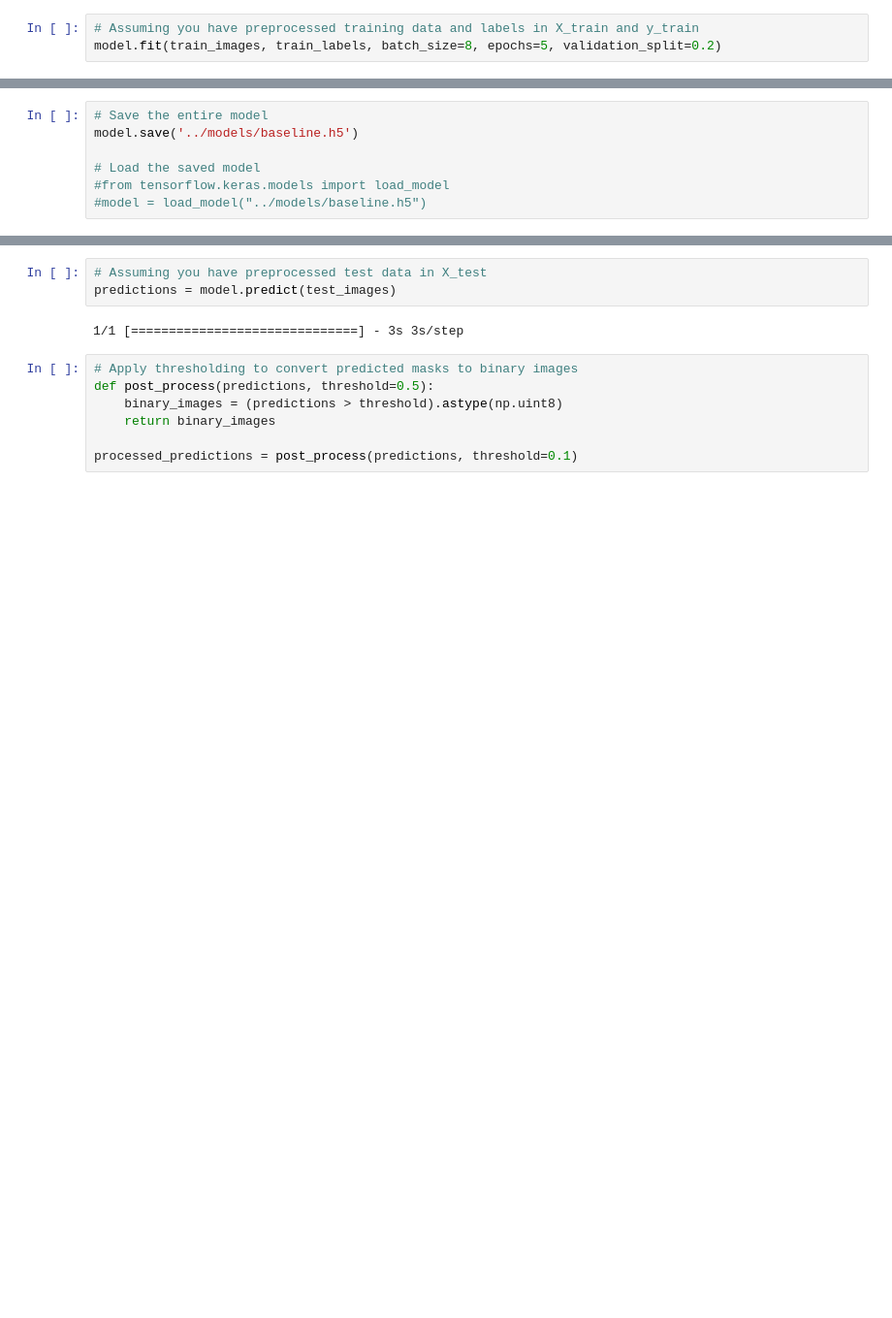
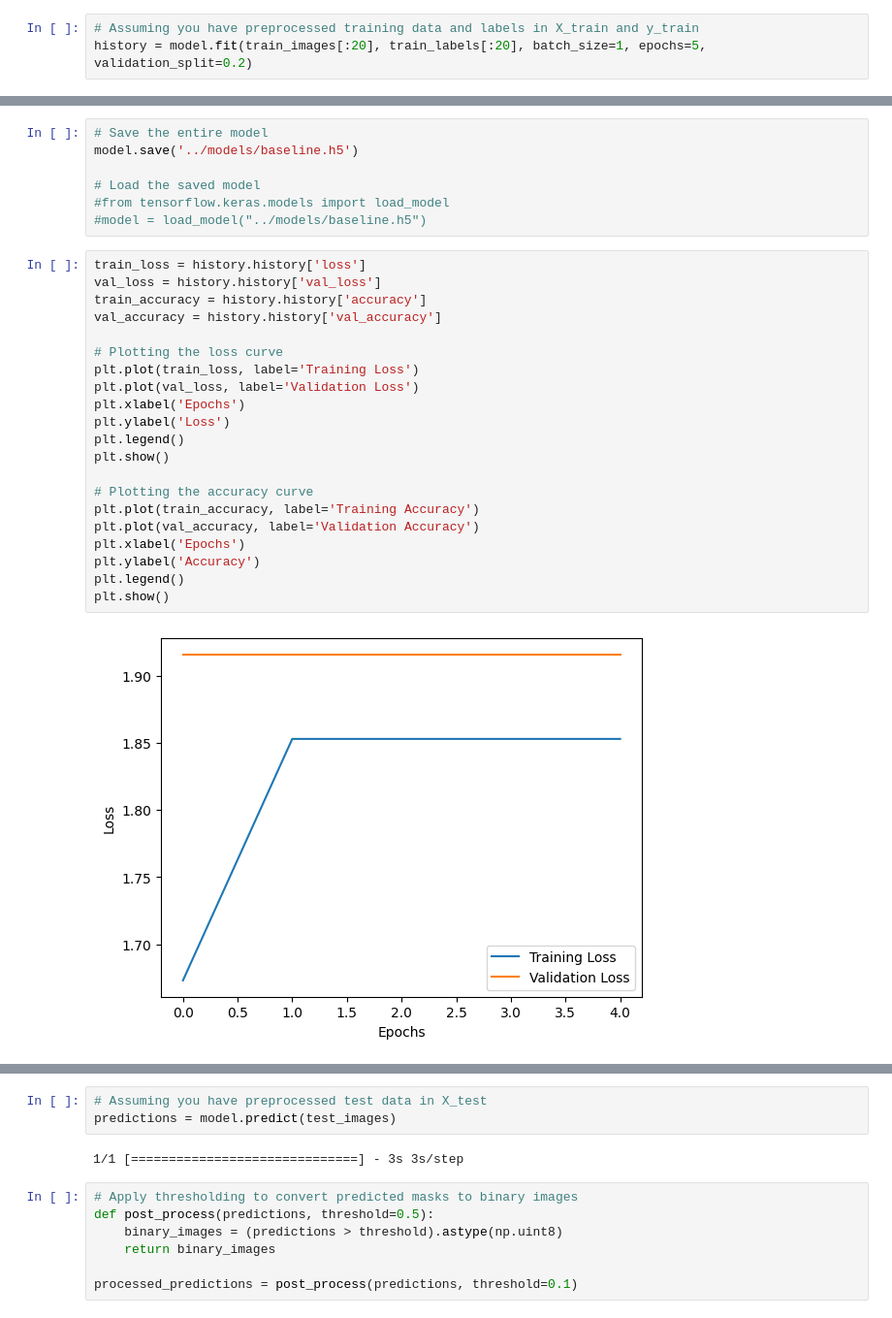
Before and after one commit to abhirup-ghosh/rooftop-detection-unet-image-segmentation, a Jupyter notebook: notebooks/data-modelling.ipynb, the cells around one changed output, grey strips where cells are left out. Shown at 97% size. Cells and saved outputs as stored; diff of their text form; blank space fills up the shorter version.

```diff
--- a/notebooks/data-modelling.ipynb
+++ b/notebooks/data-modelling.ipynb
@@ -177,5 +184,5 @@ ________________________________________________________________________________
 # %%
 # Assuming you have preprocessed training data and labels in X_train and y_train
-model.fit(train_images, train_labels, batch_size=8, epochs=5, validation_split=0.2)
+history = model.fit(train_images[:20], train_labels[:20], batch_size=1, epochs=5, validation_split=0.2)
 # %% [output]
 Epoch 1/5
@@ -196,3 +194,26 @@ model.save('../models/baseline.h5')
 # Load the saved model
 #from tensorflow.keras.models import load_model
 #model = load_model("../models/baseline.h5")
+# %%
+train_loss = history.history['loss']
+val_loss = history.history['val_loss']
+train_accuracy = history.history['accuracy']
+val_accuracy = history.history['val_accuracy']
+
+# Plotting the loss curve
+plt.plot(train_loss, label='Training Loss')
+plt.plot(val_loss, label='Validation Loss')
+plt.xlabel('Epochs')
+plt.ylabel('Loss')
+plt.legend()
+plt.show()
+
+# Plotting the accuracy curve
+plt.plot(train_accuracy, label='Training Accuracy')
+plt.plot(val_accuracy, label='Validation Accuracy')
+plt.xlabel('Epochs')
+plt.ylabel('Accuracy')
+plt.legend()
+plt.show()
+# %% [output]
+[figure, added]
```
Also changed, not shown: parts of 7 cells of this notebook, 1 other file.
